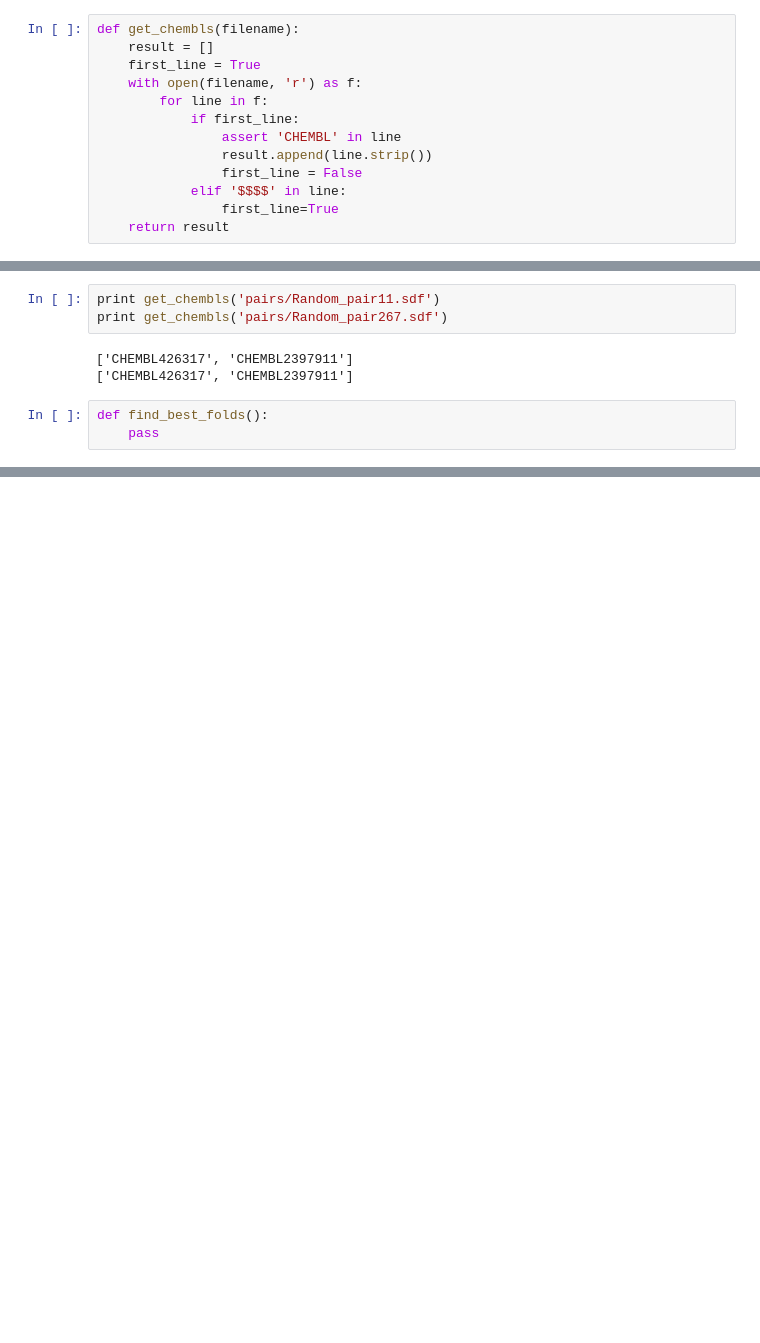
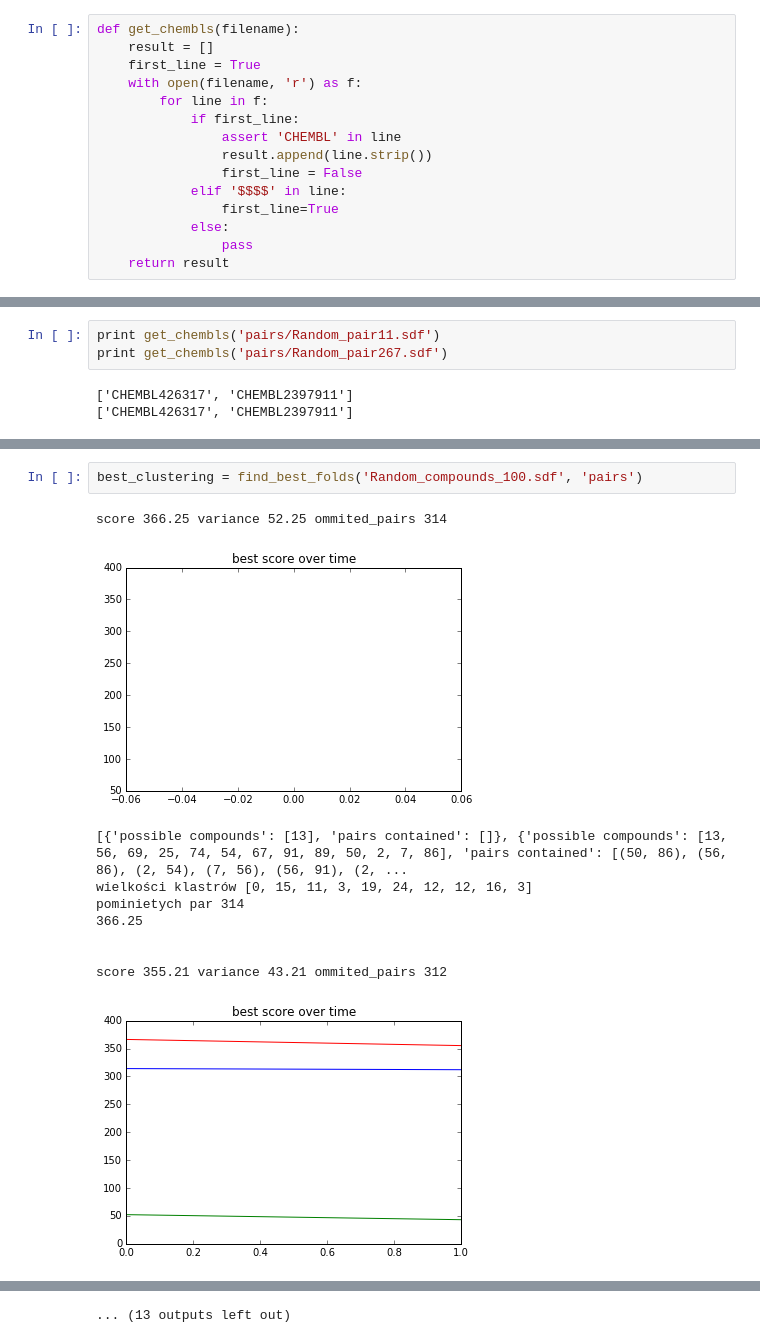
Before and after one commit to Lamiane/chemical-similarity-clustering, a Jupyter notebook: load_similarities_matrix.ipynb, the cells around one changed output, grey strips where cells are left out. Cells and saved outputs as stored; diff of their text form; blank space fills up the shorter version.

```diff
--- a/load_similarities_matrix.ipynb
+++ b/load_similarities_matrix.ipynb
@@ -16,6 +19,8 @@ def get_chembls(filename):
                 first_line = False
             elif '$$$$' in line:
                 first_line=True
+            else:
+                pass
     return result
 # %%
 def get_mapping(all_compounds_file):
@@ -135,6 +142,3 @@ print get_chembls('pairs/Random_pair267.sdf')
 # %% [output]
 ['CHEMBL426317', 'CHEMBL2397911']
 ['CHEMBL426317', 'CHEMBL2397911']
-# %%
-def find_best_folds():
-    pass
@@ -140,0 +213,13 @@ def find_best_folds():
+# %%
+best_clustering = find_best_folds('Random_compounds_100.sdf', 'pairs')
+# %% [output]
+score 366.25 variance 52.25 ommited_pairs 314
+[figure, added]
+[{'possible compounds': [13], 'pairs contained': []}, {'possible compounds': [13, 56, 69, 25, 74, 54, 67, 91, 89, 50, 2, 7, 86], 'pairs contained': [(50, 86), (56, 86), (2, 54), (7, 56), (56, 91), (2, ...
+wielkości klastrów [0, 15, 11, 3, 19, 24, 12, 12, 16, 3]
+pominietych par 314
+366.25
+
+
+score 355.21 variance 43.21 ommited_pairs 312
+[figure, added]
@@ -140,0 +258 @@ def find_best_folds():
+... (13 outputs left out)
```
Also changed, not shown: parts of 5 cells of this notebook, 1 other file.
